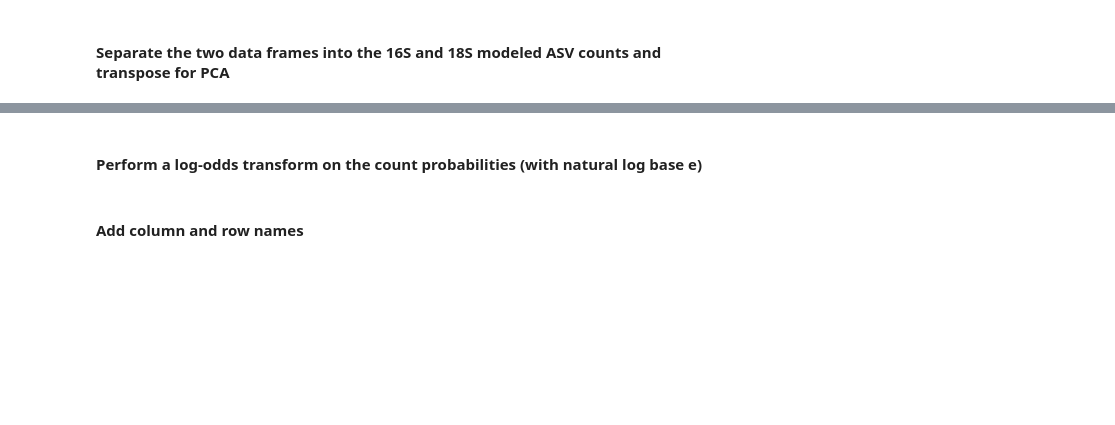
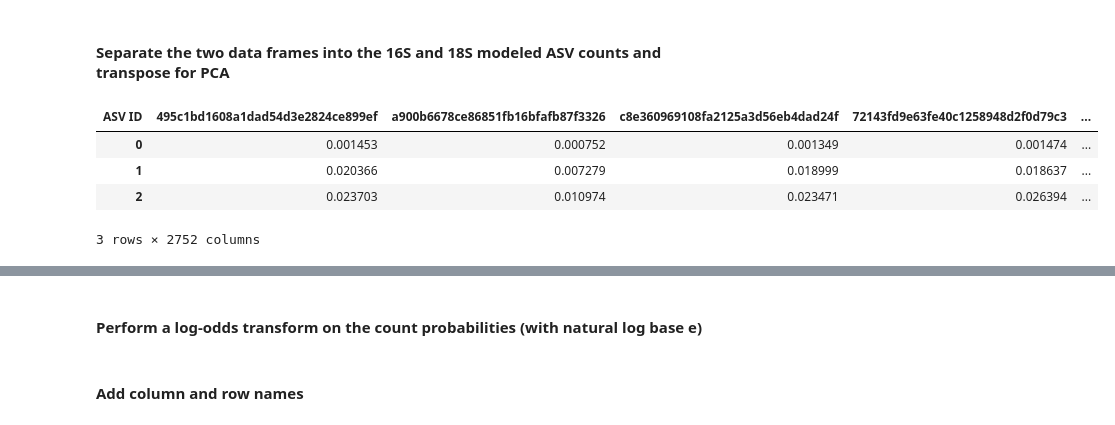
Before and after one commit to nvpatin/MAMBO, a Jupyter notebook: Amplicon_multitrophic_Bayesian_pytorch_v2.ipynb, the cells around one changed output, grey strips where cells are left out. Cells and saved outputs as stored; diff of their text form; code cells hidden in the pictures; blank space fills up the shorter version.

```diff
--- a/Amplicon_multitrophic_Bayesian_pytorch_v2.ipynb
+++ b/Amplicon_multitrophic_Bayesian_pytorch_v2.ipynb
@@ -98,0 +111,8 @@ df_18S = df[1].T
+# %%
+df_16S.head(3)
+# %% [output]
+| ASV ID | 495c1bd1608a1dad54d3e2824ce899ef | a900b6678ce86851fb16bfafb87f3326 | c8e360969108fa2125a3d56eb4dad24f | 72143fd9e63fe40c1258948d2f0d79c3 | ... |
+| 0 | 0.001453 | 0.000752 | 0.001349 | 0.001474 | ... |
+| 1 | 0.020366 | 0.007279 | 0.018999 | 0.018637 | ... |
+| 2 | 0.023703 | 0.010974 | 0.023471 | 0.026394 | ... |
+3 rows × 2752 columns
```
Also changed, not shown: parts of 9 cells of this notebook.
